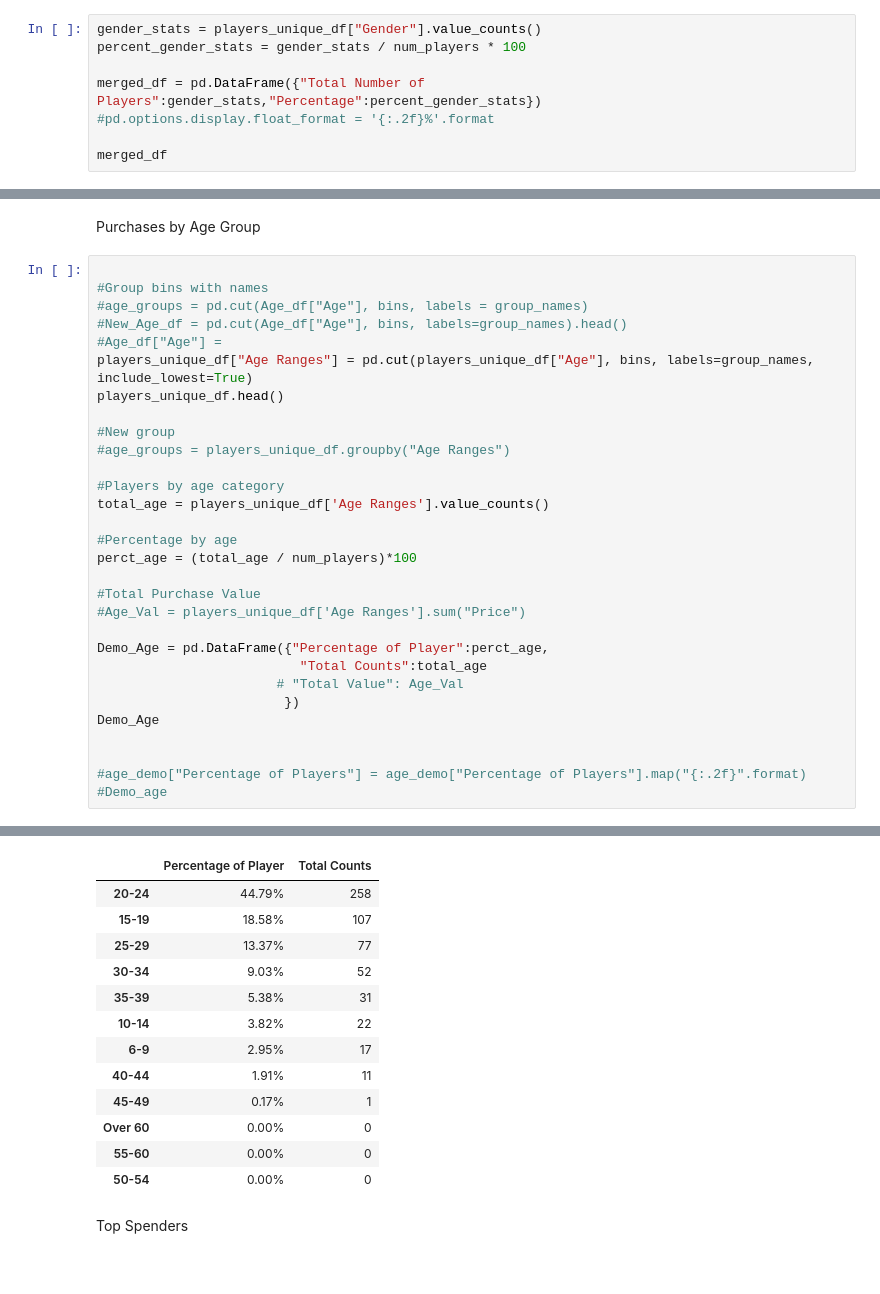
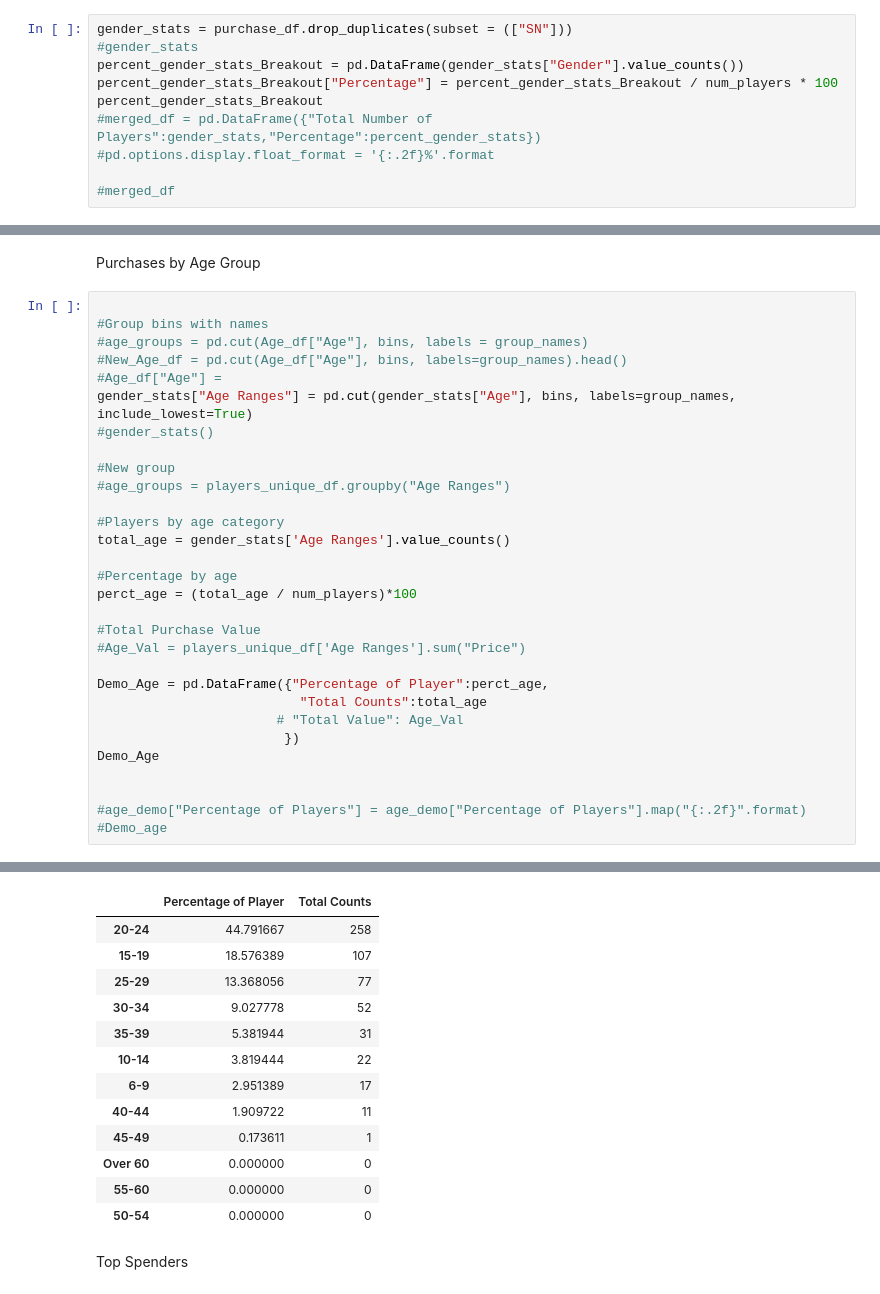
Before and after one commit to jocelyn4112/pandas-challenge, a Jupyter notebook: MainHouse.ipynb, the cells around one changed output, grey strips where cells are left out. Drawn from its saved outputs; the diff is of its cells as text.

```diff
--- a/MainHouse.ipynb
+++ b/MainHouse.ipynb
@@ -55,11 +55,13 @@ purchasing_analysis_df
 # %% [markdown]
 Gender Demographics
 # %%
-gender_stats = players_unique_df["Gender"].value_counts()
-percent_gender_stats = gender_stats / num_players * 100
-
-merged_df = pd.DataFrame({"Total Number of Players":gender_stats,"Percentage":percent_gender_stats})
+gender_stats = purchase_df.drop_duplicates(subset = (["SN"]))
+#gender_stats
+percent_gender_stats_Breakout = pd.DataFrame(gender_stats["Gender"].value_counts())
+percent_gender_stats_Breakout["Percentage"] = percent_gender_stats_Breakout / num_players * 100
+percent_gender_stats_Breakout
+#merged_df = pd.DataFrame({"Total Number of Players":gender_stats,"Percentage":percent_gender_stats})
 #pd.options.display.float_format = '{:.2f}%'.format
 
-merged_df
+#merged_df
 # %% [output]
@@ -133,14 +135,14 @@ Purchases by Age Group
 #age_groups = pd.cut(Age_df["Age"], bins, labels = group_names)
 #New_Age_df = pd.cut(Age_df["Age"], bins, labels=group_names).head()
 #Age_df["Age"] =
-players_unique_df["Age Ranges"] = pd.cut(players_unique_df["Age"], bins, labels=group_names, include_lowest=True)
-players_unique_df.head()
+gender_stats["Age Ranges"] = pd.cut(gender_stats["Age"], bins, labels=group_names, include_lowest=True)
+#gender_stats()
 
 #New group
 #age_groups = players_unique_df.groupby("Age Ranges")
 
 #Players by age category
-total_age = players_unique_df['Age Ranges'].value_counts()
+total_age = gender_stats['Age Ranges'].value_counts()
 
 #Percentage by age
 perct_age = (total_age / num_players)*100
@@ -161,16 +168,16 @@ Demo_Age
 |  | Percentage of Player | Total Counts |
-| 20-24 | 44.79% | 258 |
-| 15-19 | 18.58% | 107 |
-| 25-29 | 13.37% | 77 |
-| 30-34 | 9.03% | 52 |
-| 35-39 | 5.38% | 31 |
-| 10-14 | 3.82% | 22 |
-| 6-9 | 2.95% | 17 |
-| 40-44 | 1.91% | 11 |
-| 45-49 | 0.17% | 1 |
-| Over 60 | 0.00% | 0 |
-| 55-60 | 0.00% | 0 |
-| 50-54 | 0.00% | 0 |
+| 20-24 | 44.791667 | 258 |
+| 15-19 | 18.576389 | 107 |
+| 25-29 | 13.368056 | 77 |
+| 30-34 | 9.027778 | 52 |
+| 35-39 | 5.381944 | 31 |
+| 10-14 | 3.819444 | 22 |
+| 6-9 | 2.951389 | 17 |
+| 40-44 | 1.909722 | 11 |
+| 45-49 | 0.173611 | 1 |
+| Over 60 | 0.000000 | 0 |
+| 55-60 | 0.000000 | 0 |
+| 50-54 | 0.000000 | 0 |
 # %% [markdown]
 Top Spenders
 # %%
```
Also changed, not shown: parts of 8 cells of this notebook.
